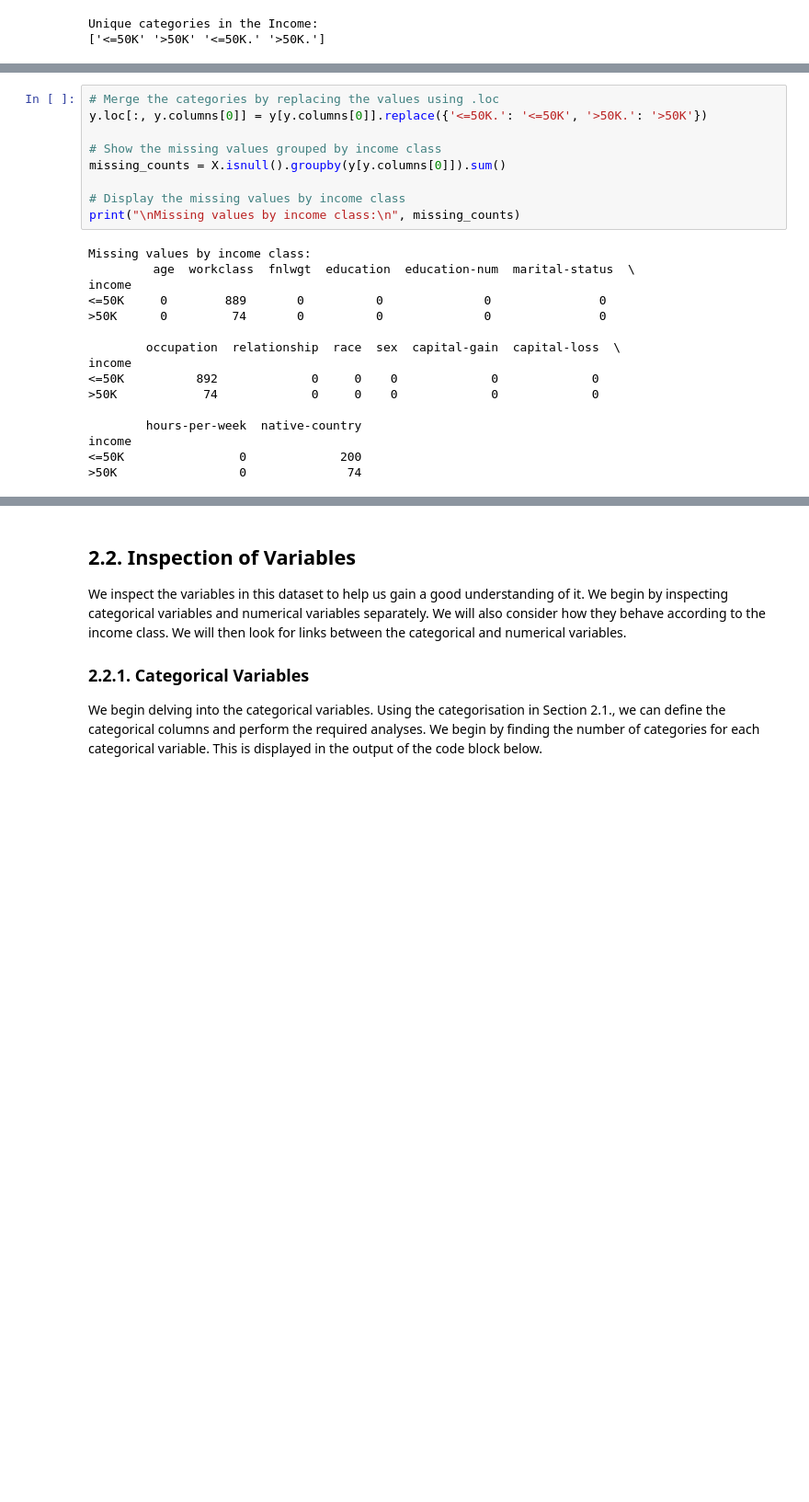
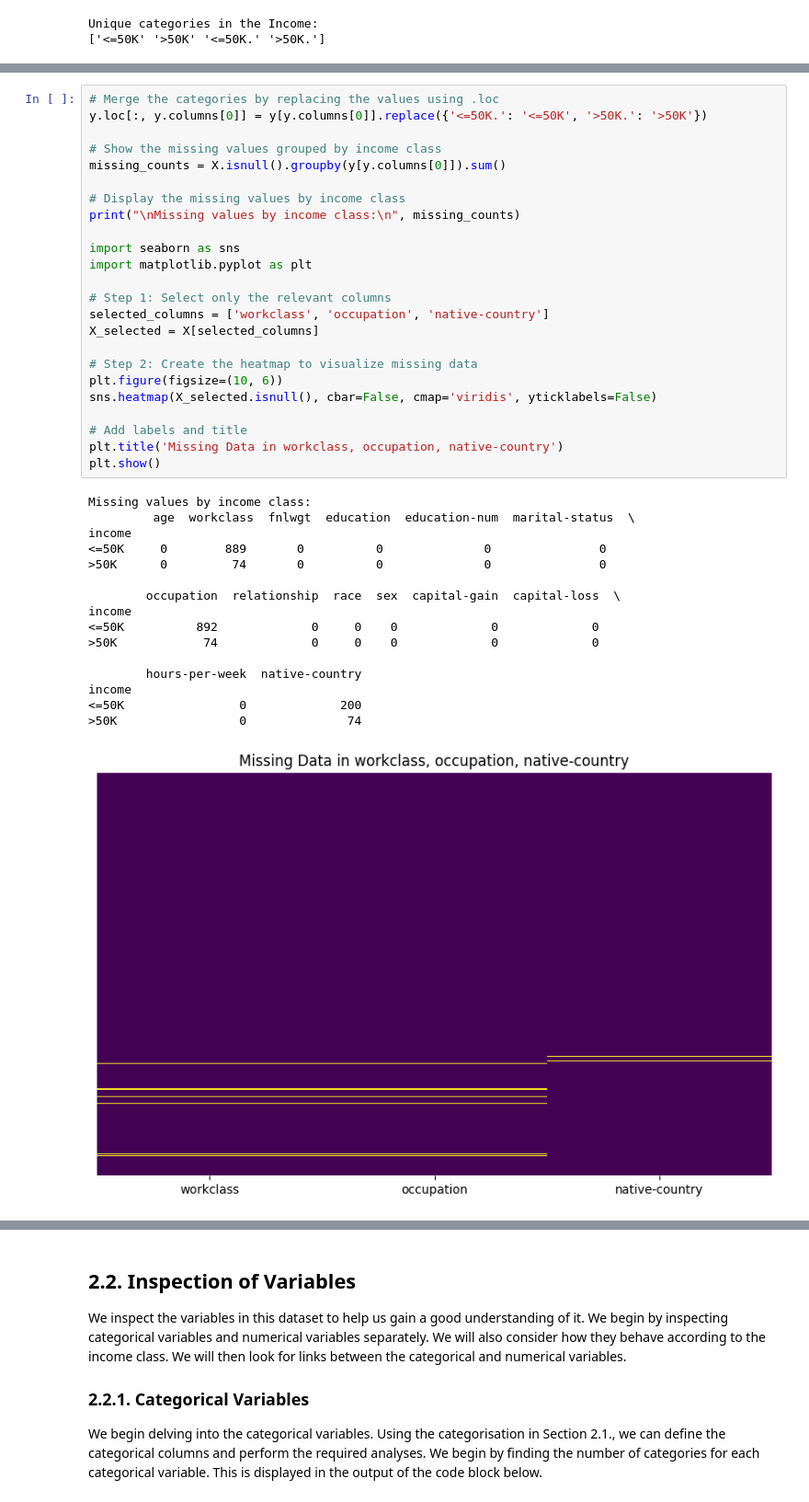
Before and after one commit to SHeywood8/dst-group-project-1, a Jupyter notebook: VivekP/03-IncomeDataEDA.ipynb, the cells around one changed output, grey strips where cells are left out. Shown at 92% size. Cells and saved outputs as stored; diff of their text form; blank space fills up the shorter version.

```diff
--- a/VivekP/03-IncomeDataEDA.ipynb
+++ b/VivekP/03-IncomeDataEDA.ipynb
@@ -283,25 +285,41 @@ Unique categories in the Income:
 # %%
 # Merge the categories by replacing the values using .loc
 y.loc[:, y.columns[0]] = y[y.columns[0]].replace({'<=50K.': '<=50K', '>50K.': '>50K'})
 
 # Show the missing values grouped by income class
 missing_counts = X.isnull().groupby(y[y.columns[0]]).sum()
 
 # Display the missing values by income class
 print("\nMissing values by income class:\n", missing_counts)
+
+import seaborn as sns
+import matplotlib.pyplot as plt
+
+# Step 1: Select only the relevant columns
+selected_columns = ['workclass', 'occupation', 'native-country']
+X_selected = X[selected_columns]
+
+# Step 2: Create the heatmap to visualize missing data
+plt.figure(figsize=(10, 6))
+sns.heatmap(X_selected.isnull(), cbar=False, cmap='viridis', yticklabels=False)
+
+# Add labels and title
+plt.title('Missing Data in workclass, occupation, native-country')
+plt.show()
 # %% [output]
 Missing values by income class:
          age  workclass  fnlwgt  education  education-num  marital-status  \
 income
 <=50K     0        889       0          0              0               0
 >50K      0         74       0          0              0               0
 
         occupation  relationship  race  sex  capital-gain  capital-loss  \
 income
 <=50K          892             0     0    0             0             0
 >50K            74             0     0    0             0             0
 
         hours-per-week  native-country
 income
 <=50K                0             200
 >50K                 0              74
+[figure, added]
```
Also changed, not shown: parts of 27 cells of this notebook, 1 other file.
